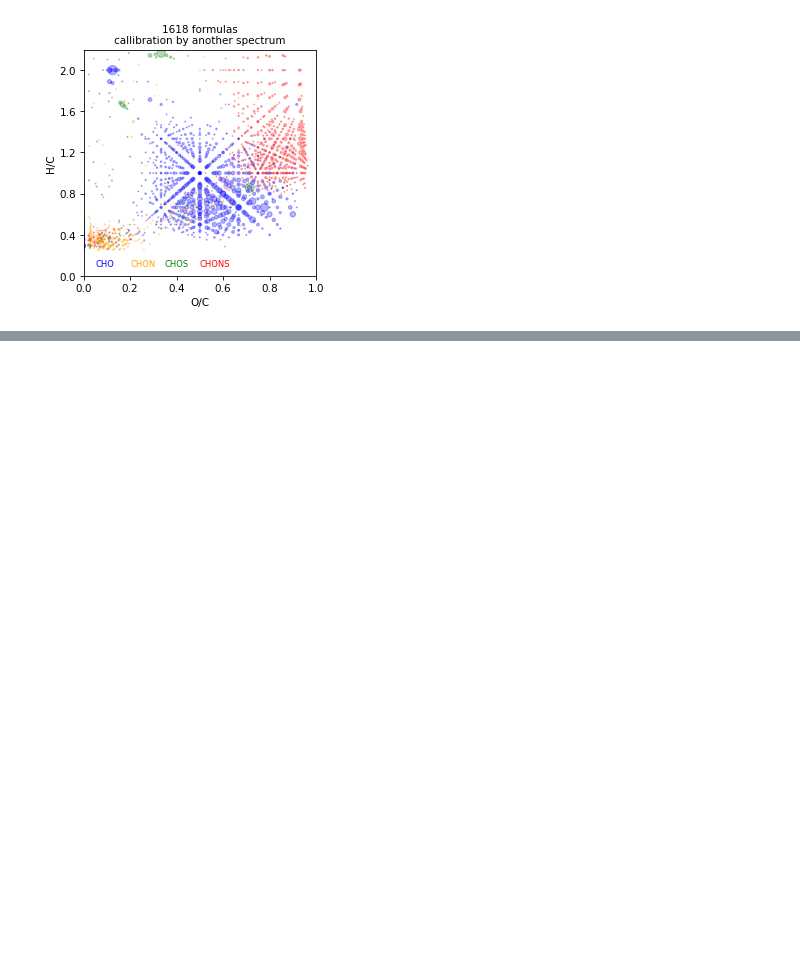
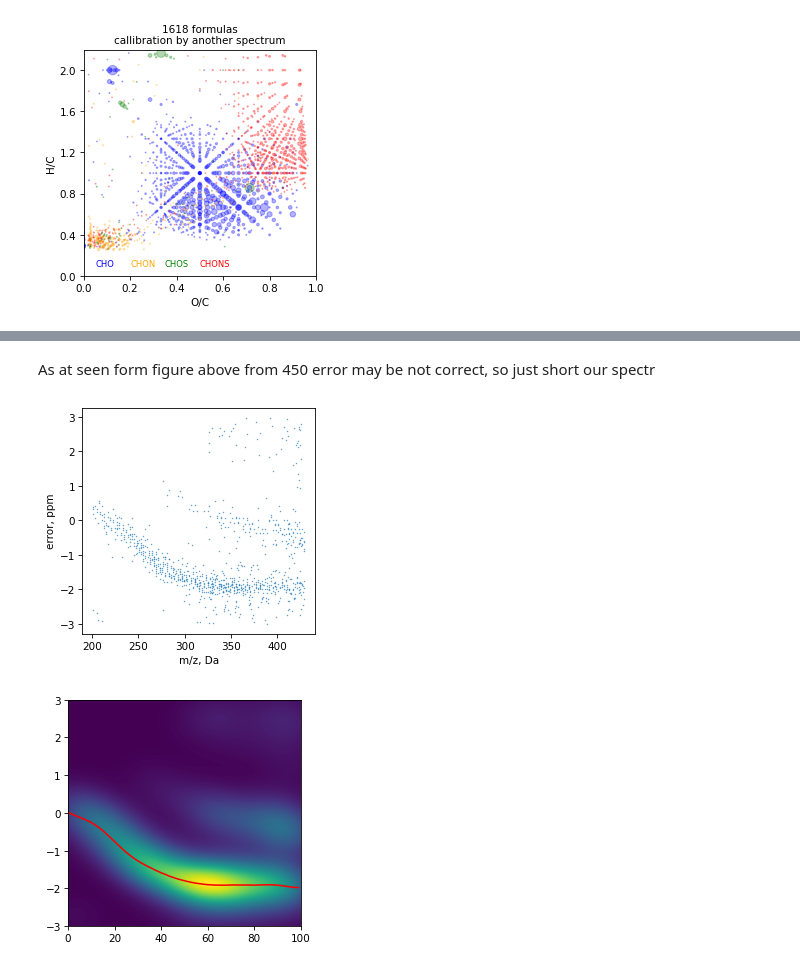
Before and after one commit to NOMspectra/NOMspectra, a Jupyter notebook: recallibration_example.ipynb, the cells around one changed output, grey strips where cells are left out. Drawn from its saved outputs; the diff is of its cells as text; code cells hidden in the pictures; blank space fills up the shorter version.

```diff
--- a/recallibration_example.ipynb
+++ b/recallibration_example.ipynb
@@ -93,0 +143,15 @@ vk = VanKrevelen(spec.table, name='callibration by another spectrum').draw_scatt
+# %% [markdown]
+As at seen form figure above from 450 error may be not correct, so just short our spectr
+# %%
+spec = MassSpectrum().load(filename="data/bad_masslist.txt",
+                            mapper={'m/z':'mass', 'Intensity':'I'},
+                            take_columns=['mass','I'],
+                            sep='\t',
+                            treshold=50,
+                            mass_range=(0,430)
+                            )
+
+err = ErrorTable().assign_error(spec)
+# %% [output]
+[figure, added]
+[figure, added]
```
Also changed, not shown: parts of 13 cells of this notebook, 1 other file.
